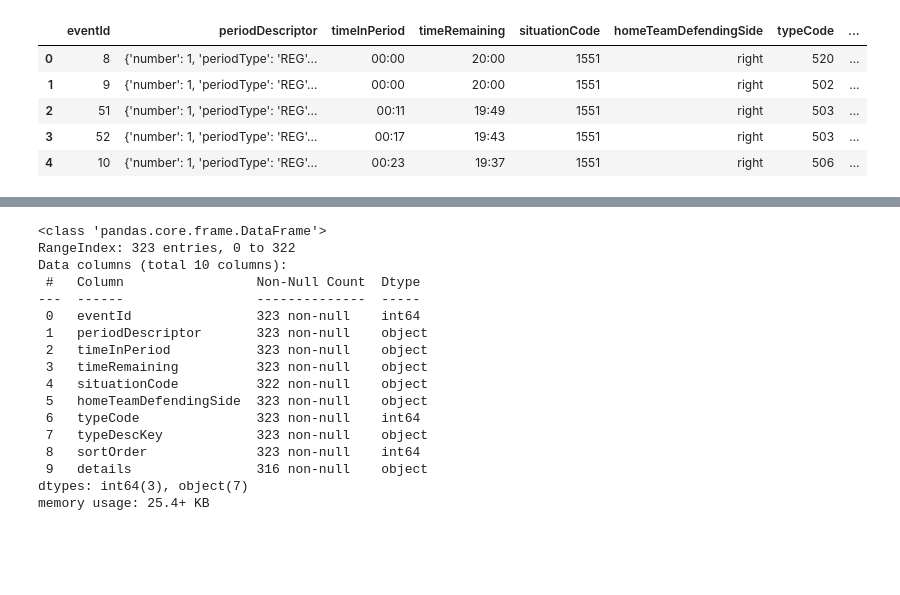
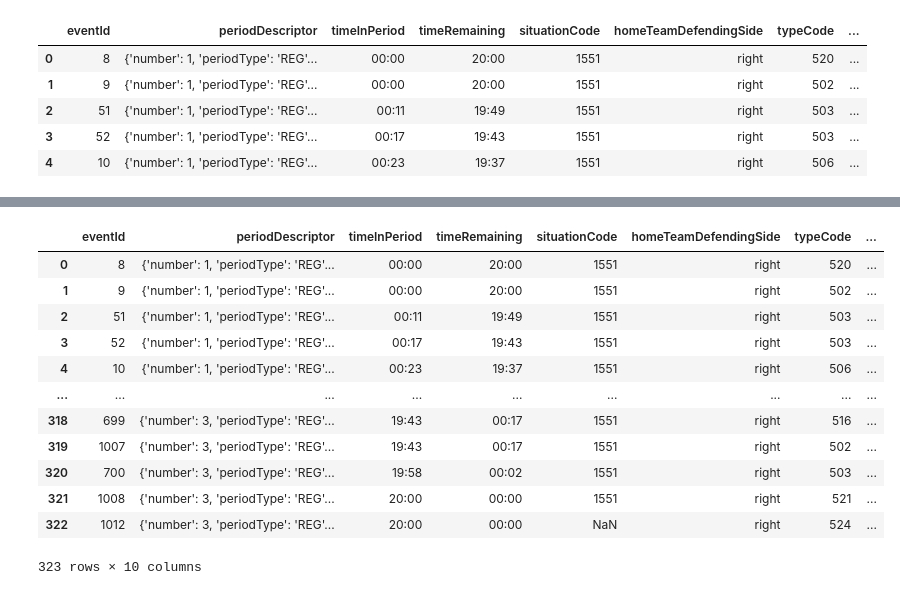
Before and after one commit to Seet-git/FT6758-NHL_A11, a Jupyter notebook: NHL_DataExploration.ipynb, the cells around one changed output, grey strips where cells are left out. Drawn from its saved outputs; the diff is of its cells as text; code cells hidden in the pictures; blank space fills up the shorter version.

```diff
--- a/NHL_DataExploration.ipynb
+++ b/NHL_DataExploration.ipynb
@@ -20,20 +39,16 @@ pbp_data[0].head()
 # %%
-pbp_data[0].info()
+pbp_data[0]
 # %% [output]
+|  | eventId | periodDescriptor | timeInPeriod | timeRemaining | situationCode | homeTeamDefendingSide | typeCode | ... |
+| 0 | 8 | {'number': 1, 'periodType': 'REG'... | 00:00 | 20:00 | 1551 | right | 520 | ... |
+| 1 | 9 | {'number': 1, 'periodType': 'REG'... | 00:00 | 20:00 | 1551 | right | 502 | ... |
+| 2 | 51 | {'number': 1, 'periodType': 'REG'... | 00:11 | 19:49 | 1551 | right | 503 | ... |
+| 3 | 52 | {'number': 1, 'periodType': 'REG'... | 00:17 | 19:43 | 1551 | right | 503 | ... |
+| 4 | 10 | {'number': 1, 'periodType': 'REG'... | 00:23 | 19:37 | 1551 | right | 506 | ... |
+| ... | ... | ... | ... | ... | ... | ... | ... | ... |
+| 318 | 699 | {'number': 3, 'periodType': 'REG'... | 19:43 | 00:17 | 1551 | right | 516 | ... |
+| 319 | 1007 | {'number': 3, 'periodType': 'REG'... | 19:43 | 00:17 | 1551 | right | 502 | ... |
+| 320 | 700 | {'number': 3, 'periodType': 'REG'... | 19:58 | 00:02 | 1551 | right | 503 | ... |
+| 321 | 1008 | {'number': 3, 'periodType': 'REG'... | 20:00 | 00:00 | 1551 | right | 521 | ... |
+| 322 | 1012 | {'number': 3, 'periodType': 'REG'... | 20:00 | 00:00 | NaN | right | 524 | ... |
-<class 'pandas.core.frame.DataFrame'>
-RangeIndex: 323 entries, 0 to 322
-Data columns (total 10 columns):
- #   Column                 Non-Null Count  Dtype
----  ------                 --------------  -----
- 0   eventId                323 non-null    int64
- 1   periodDescriptor       323 non-null    object
- 2   timeInPeriod           323 non-null    object
- 3   timeRemaining          323 non-null    object
- 4   situationCode          322 non-null    object
- 5   homeTeamDefendingSide  323 non-null    object
- 6   typeCode               323 non-null    int64
- 7   typeDescKey            323 non-null    object
- 8   sortOrder              323 non-null    int64
- 9   details                316 non-null    object
-dtypes: int64(3), object(7)
-memory usage: 25.4+ KB
+323 rows × 10 columns
```
Also changed, not shown: parts of 7 cells of this notebook, 1 other file.
